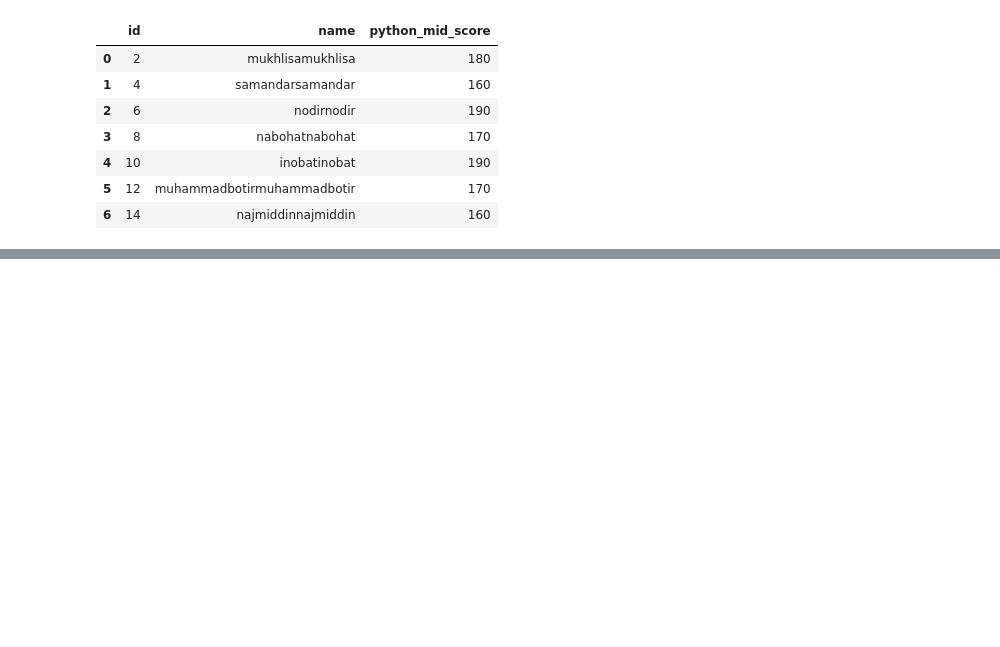
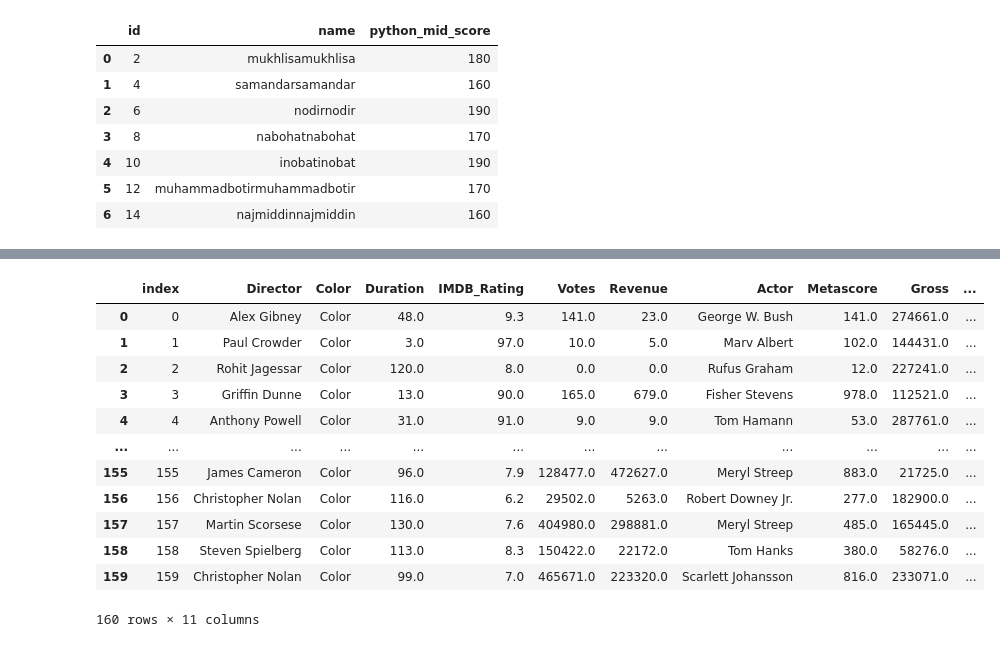
Before and after one commit to InobatMi/python_f14, a Jupyter notebook: lesson-18/main.ipynb, the cells around one changed output, grey strips where cells are left out. Cells and saved outputs as stored; diff of their text form; code cells hidden in the pictures; blank space fills up the shorter version.

```diff
--- a/lesson-18/main.ipynb
+++ b/lesson-18/main.ipynb
@@ -205,0 +336,3 @@ EmptyDataError: No columns to parse from file
+# %%
+df = df.set_index('Director')
+df
@@ -205,0 +363,17 @@ EmptyDataError: No columns to parse from file
+# %%
+df = df.reset_index()
+df
+# %% [output]
+|  | index | Director | Color | Duration | IMDB_Rating | Votes | Revenue | Actor | Metascore | Gross | ... |
+| 0 | 0 | Alex Gibney | Color | 48.0 | 9.3 | 141.0 | 23.0 | George W. Bush | 141.0 | 274661.0 | ... |
+| 1 | 1 | Paul Crowder | Color | 3.0 | 97.0 | 10.0 | 5.0 | Marv Albert | 102.0 | 144431.0 | ... |
+| 2 | 2 | Rohit Jagessar | Color | 120.0 | 8.0 | 0.0 | 0.0 | Rufus Graham | 12.0 | 227241.0 | ... |
+| 3 | 3 | Griffin Dunne | Color | 13.0 | 90.0 | 165.0 | 679.0 | Fisher Stevens | 978.0 | 112521.0 | ... |
+| 4 | 4 | Anthony Powell | Color | 31.0 | 91.0 | 9.0 | 9.0 | Tom Hamann | 53.0 | 287761.0 | ... |
+| ... | ... | ... | ... | ... | ... | ... | ... | ... | ... | ... | ... |
+| 155 | 155 | James Cameron | Color | 96.0 | 7.9 | 128477.0 | 472627.0 | Meryl Streep | 883.0 | 21725.0 | ... |
+| 156 | 156 | Christopher Nolan | Color | 116.0 | 6.2 | 29502.0 | 5263.0 | Robert Downey Jr. | 277.0 | 182900.0 | ... |
+| 157 | 157 | Martin Scorsese | Color | 130.0 | 7.6 | 404980.0 | 298881.0 | Meryl Streep | 485.0 | 165445.0 | ... |
+| 158 | 158 | Steven Spielberg | Color | 113.0 | 8.3 | 150422.0 | 22172.0 | Tom Hanks | 380.0 | 58276.0 | ... |
+| 159 | 159 | Christopher Nolan | Color | 99.0 | 7.0 | 465671.0 | 223320.0 | Scarlett Johansson | 816.0 | 233071.0 | ... |
+160 rows × 11 columns
```
Also changed, not shown: parts of 14 cells of this notebook, 8 other files.
